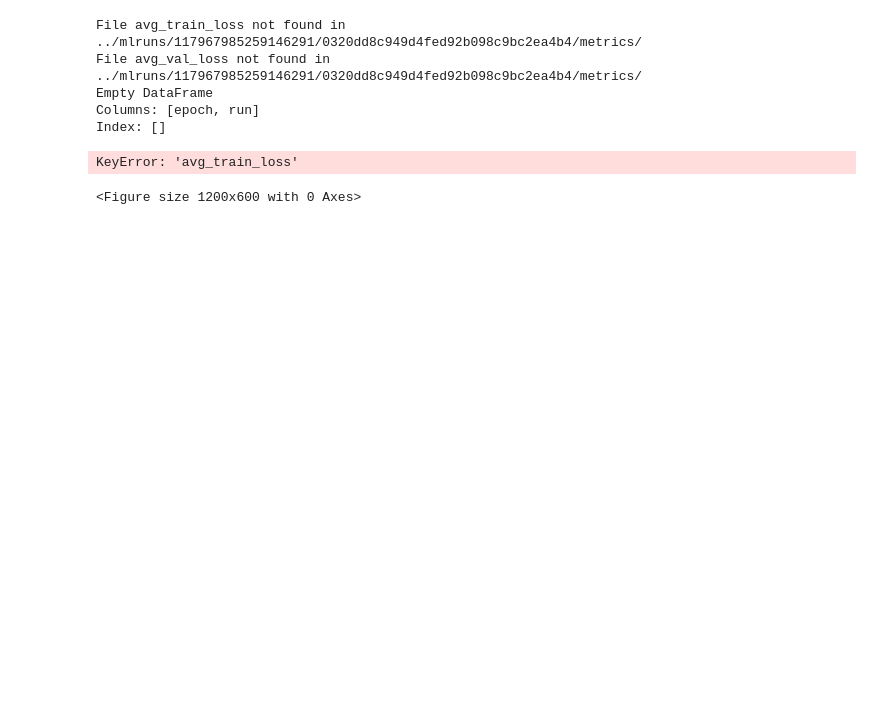
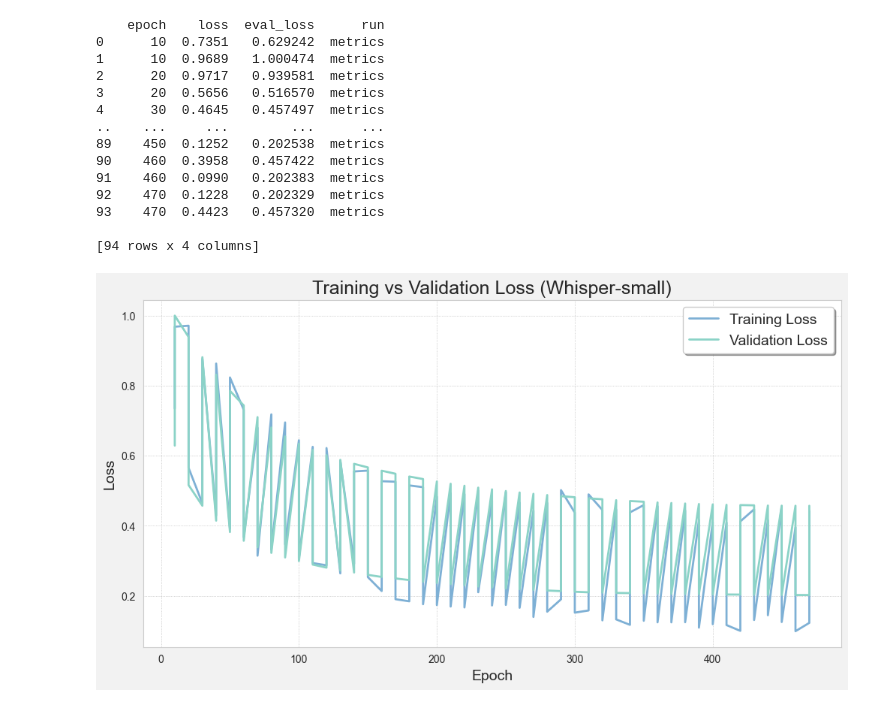
Before and after one commit to grdphilip/swedish_semantic_audio_filtering, a Jupyter notebook: create_pretty_plot.ipynb, the cells around one changed output. Cells and saved outputs as stored; diff of their text form; code cells hidden in the pictures; blank space fills up the shorter version.

```diff
--- a/create_pretty_plot.ipynb
+++ b/create_pretty_plot.ipynb
@@ -8,7 +8,8 @@ import os
 import pandas as pd
 
 run_paths = [
-    "../mlruns/117967985259146291/0320dd8c949d4fed92b098c9bc2ea4b4/metrics/", # Small only synthetic data
+   # "./mlruns/117967985259146291/0320dd8c949d4fed92b098c9bc2ea4b4/metrics/", # SMALL SYN
+    "./mlruns/117967985259146291/fe82d5ea6ef14bfcaa382bac08eca665/metrics/", # BIG SYN
 
 ]
 
@@ -56,37 +57,44 @@ df = df.sort_values(by="epoch").reset_index(drop=True)
 
 print(df)
 # %% [output]
-File avg_train_loss not found in ../mlruns/117967985259146291/0320dd8c949d4fed92b098c9bc2ea4b4/metrics/
-File avg_val_loss not found in ../mlruns/117967985259146291/0320dd8c949d4fed92b098c9bc2ea4b4/metrics/
-Empty DataFrame
-Columns: [epoch, run]
-Index: []
+    epoch    loss  eval_loss      run
+0      10  0.7351   0.629242  metrics
+1      10  0.9689   1.000474  metrics
+2      20  0.9717   0.939581  metrics
+3      20  0.5656   0.516570  metrics
+4      30  0.4645   0.457497  metrics
+..    ...     ...        ...      ...
+89    450  0.1252   0.202538  metrics
+90    460  0.3958   0.457422  metrics
+91    460  0.0990   0.202383  metrics
+92    470  0.1228   0.202329  metrics
+93    470  0.4423   0.457320  metrics
+
+[94 rows x 4 columns]
 # %%
 import matplotlib.pyplot as plt
 import seaborn as sns
 
 # Set Seaborn style with a beige background
 sns.set_style("whitegrid")
 plt.figure(figsize=(12, 6), facecolor="#f2f2f2")  # Soft beige background
 
 # Choose a beautiful font# Use a classic serif font
 plt.rcParams["font.size"] = 10       # Slightly larger font
 
 plt.plot(df["epoch"], df["loss"], label="Training Loss",
          color="#7eb0d5", linewidth=2, alpha=1.0)
 plt.plot(df["epoch"], df["eval_loss"], label="Validation Loss",
          color="#8bd3c7", linewidth=2,  alpha=1.0)
 
-plt.xlabel("Epoch", fontsize=14, labelpad=8)
-plt.ylabel("Loss", fontsize=14,labelpad=8)
-plt.title("Training vs Validation Loss", fontsize=18, pad=25)
+plt.xlabel("Epoch", fontsize=14)  # Increased label padding
+plt.ylabel("Loss", fontsize=14)  # Increased label padding
+plt.title("Training vs Validation Loss (Whisper-small)", fontsize=18)  # Increased title padding
 
 plt.grid(color="gray", linestyle="dotted", linewidth=0.5, alpha=0.6)
 
 plt.legend(fontsize=14, loc="upper right", frameon=True, shadow=True, facecolor="white")
 
-
 plt.show()
 # %% [output]
-KeyError: 'avg_train_loss'
-<Figure size 1200x600 with 0 Axes>
+[figure, added]
```
Also changed, not shown: 2 other files.
